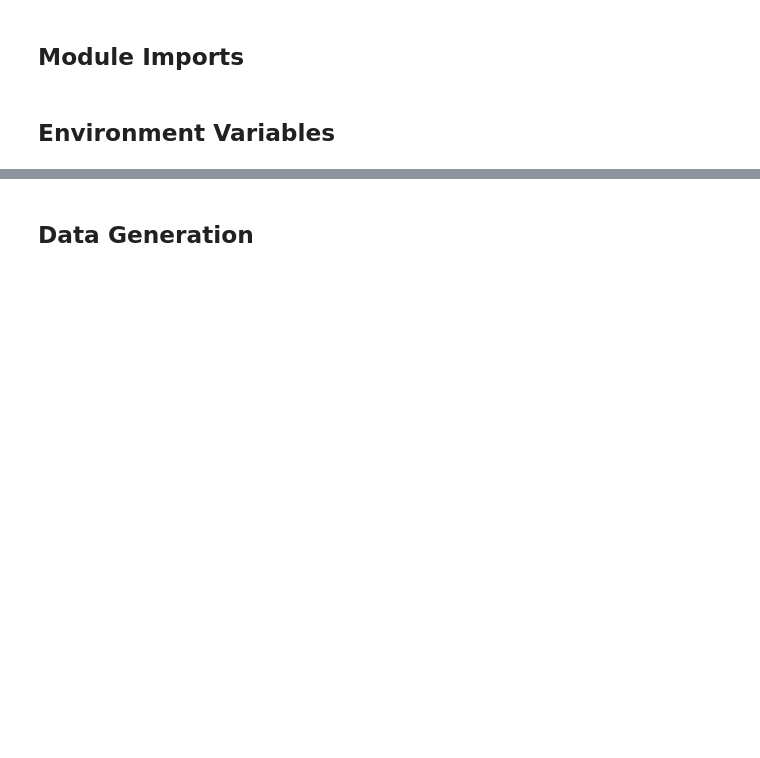
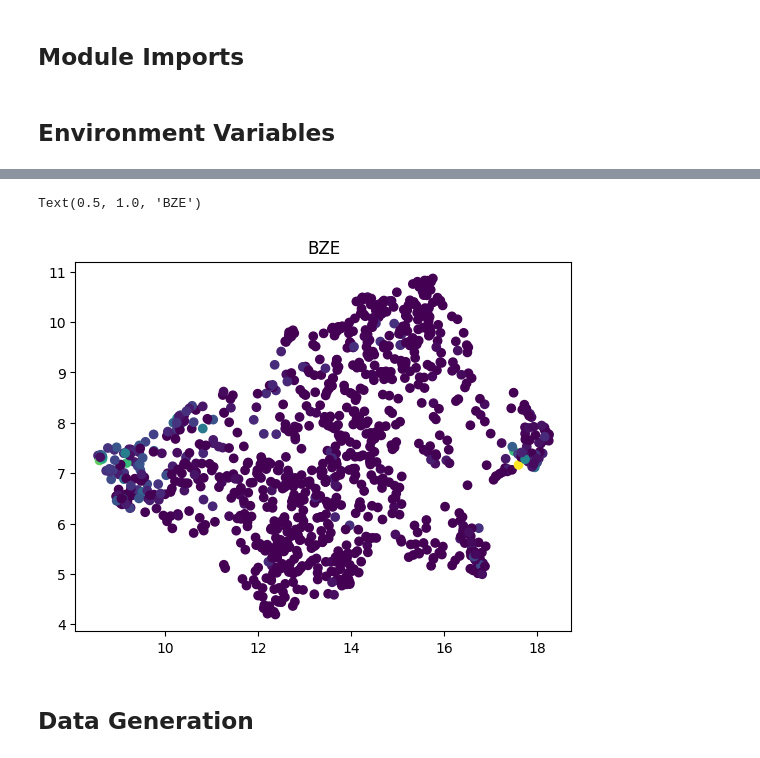
Before and after one commit to egerc/notebook_repository, a Jupyter notebook: notebooks/2026-02-17T08-24-52Z/2026-02-17T08-24-52Z.ipynb, the cells around one changed output, grey strips where cells are left out. Drawn from its saved outputs; the diff is of its cells as text; code cells hidden in the pictures; blank space fills up the shorter version.

```diff
--- a/notebooks/2026-02-17T08-24-52Z/2026-02-17T08-24-52Z.ipynb
+++ b/notebooks/2026-02-17T08-24-52Z/2026-02-17T08-24-52Z.ipynb
@@ -54,0 +14,12 @@ experiment.creation_time
+# %%
+benchmark_experiment = mlflow.get_experiment_by_name(config.mlflow_experiment_name)
+runs = mlflow.search_runs(
+    experiment_ids=[benchmark_experiment.experiment_id], output_format="list"
+)
+parent_runs = [
+    run for run in runs if run.data.tags["mlflow.runName"] == "dataset_predictor_sweep"
+]
+parent_run_id = parent_runs[0].info.run_id
+daughter_runs = [
+    run for run in runs if run.data.tags.get("mlflow.parentRunId") == parent_run_id
+]
@@ -54,0 +35,8 @@ experiment.creation_time
+# %%
+run = daughter_runs[1]
+run_id = run.info.run_id
+artifact_path = mlflow.artifacts.download_artifacts(
+    run_id=run_id, artifact_path="results.pkl"
+)
+with open(artifact_path, "rb") as f:
+    results = pickle.load(f)
@@ -54,0 +52,3 @@ experiment.creation_time
+# %%
+result = results[0]
+result.__dataclass_fields__
@@ -55,3 +73,11 @@ experiment.creation_time
+# %%
+sample = result.samples[0]
+# %%
+plt.scatter(*result.celltype_umap_embedding.T, c=sample.celltype_model_embeddings[:, 2])
+plt.title(f"{result.celltype}")
+# %% [output]
+Text(0.5, 1.0, 'BZE')
+[figure, added]
 # %% [markdown]
 ## Data Generation
 # %% [markdown]
```
Also changed, not shown: parts of 16 cells of this notebook, 2 other files.
